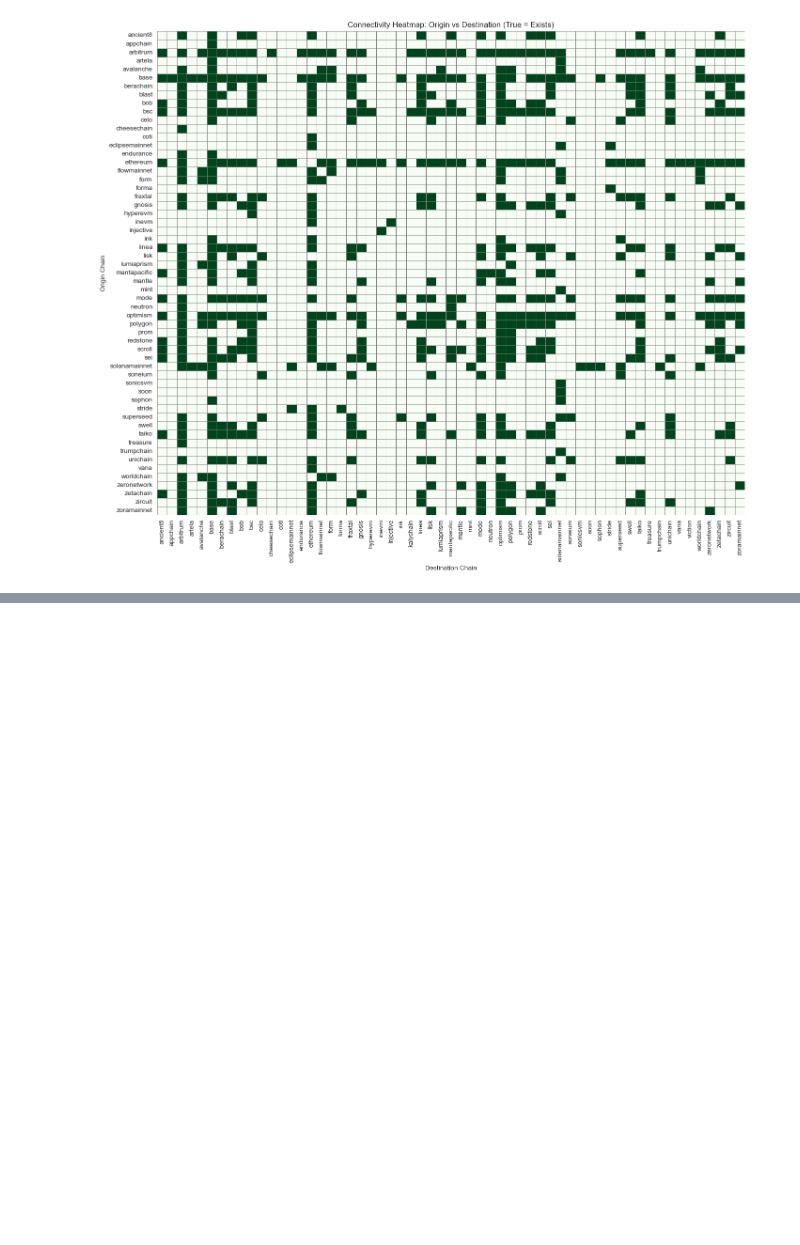
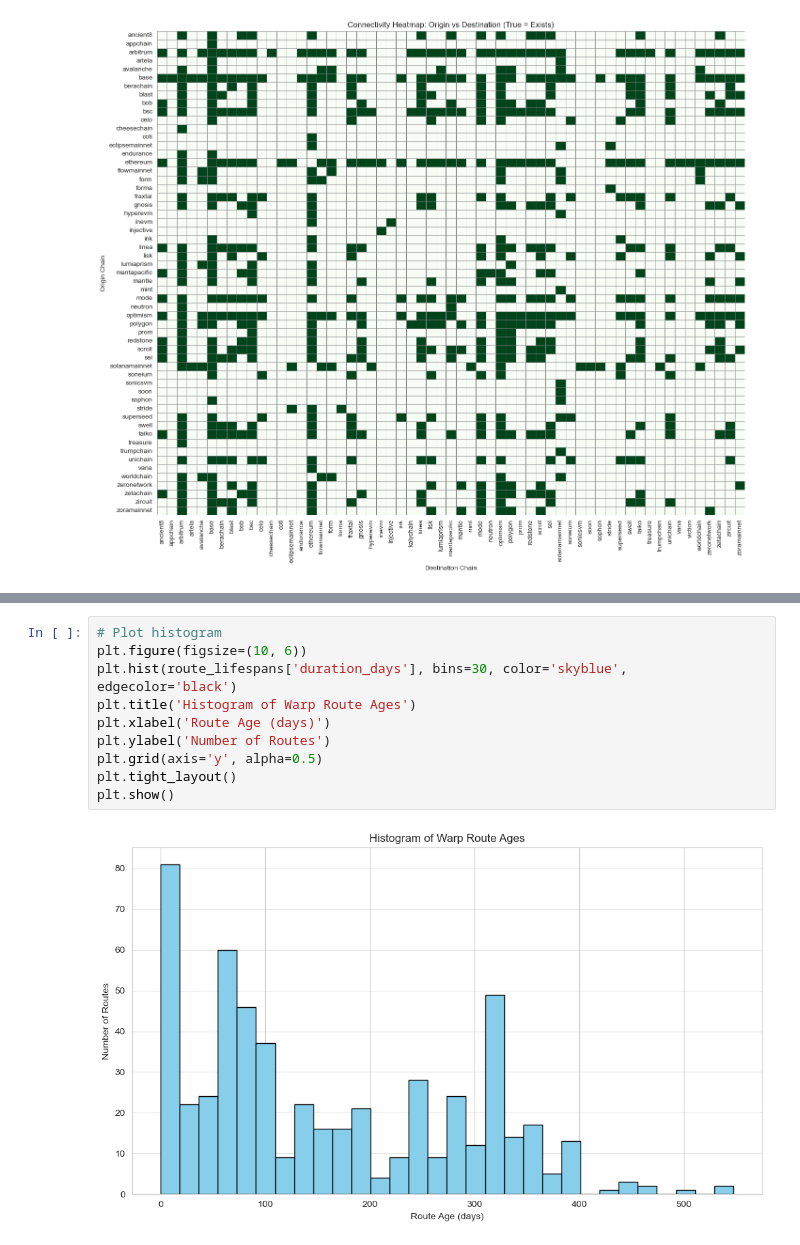
Before and after one commit to fabianriewe/hyperlane-jupyter, a Jupyter notebook: basic-stats.ipynb, the cells around one changed output, grey strips where cells are left out. Cells and saved outputs as stored; diff of their text form; blank space fills up the shorter version.

```diff
--- a/basic-stats.ipynb
+++ b/basic-stats.ipynb
@@ -233,0 +259,12 @@ plt.tight_layout()
+# %%
+# Plot histogram
+plt.figure(figsize=(10, 6))
+plt.hist(route_lifespans['duration_days'], bins=30, color='skyblue', edgecolor='black')
+plt.title('Histogram of Warp Route Ages')
+plt.xlabel('Route Age (days)')
+plt.ylabel('Number of Routes')
+plt.grid(axis='y', alpha=0.5)
+plt.tight_layout()
+plt.show()
+# %% [output]
+[figure, added]
```
Also changed, not shown: parts of 9 cells of this notebook.
